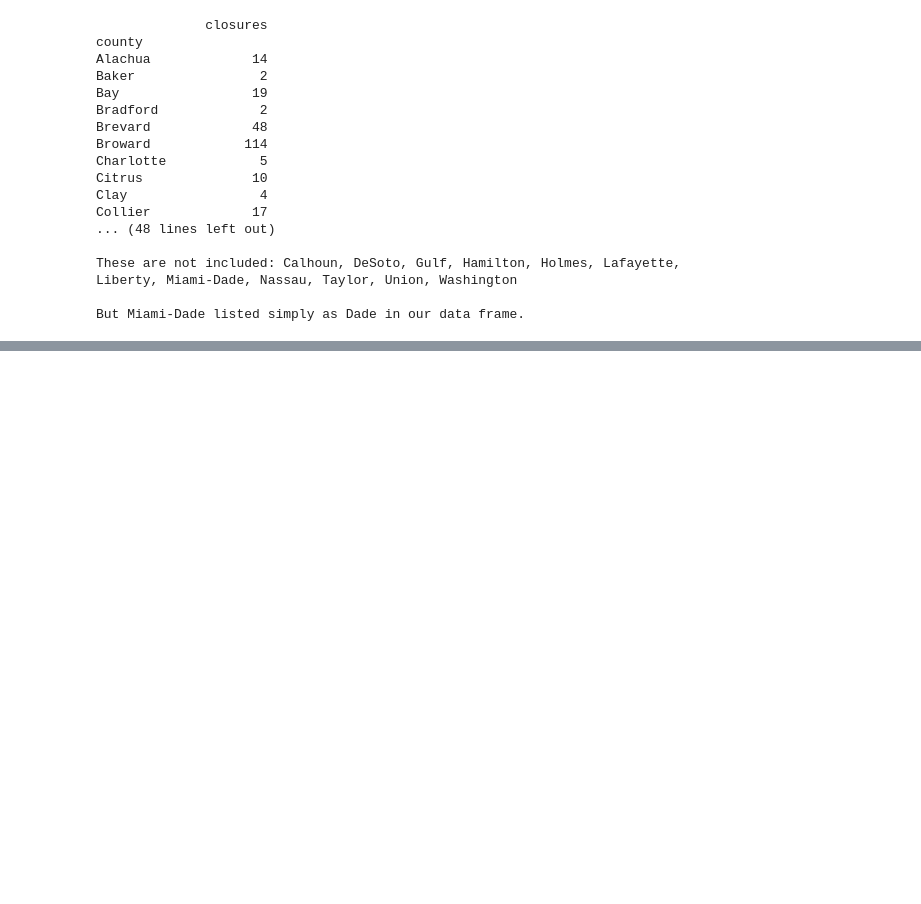
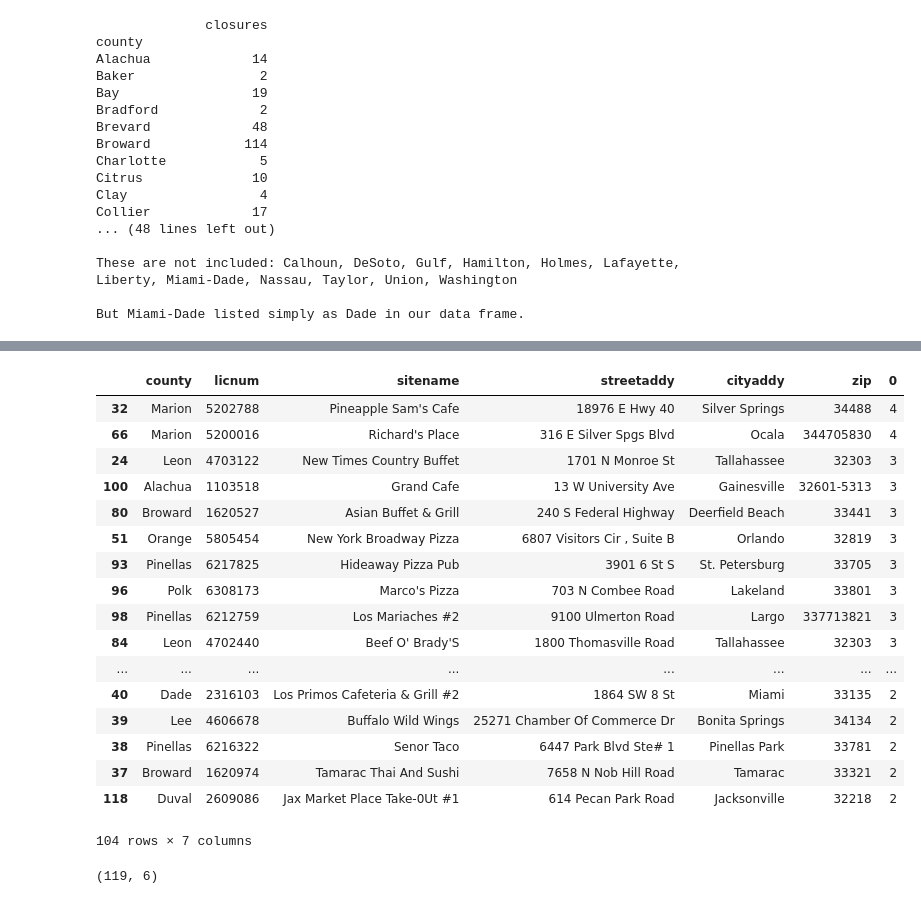
Before and after one commit to GainesvilleRay/flinsp, a Jupyter notebook: closures.ipynb, the cells around one changed output, grey strips where cells are left out. Saved outputs shown, nothing was run; the diff lists cells and outputs as text; code cells hidden in the pictures; blank space fills up the shorter version.

Commit message:
more work on closures

```diff
--- a/closures.ipynb
+++ b/closures.ipynb
@@ -337,13 +361,36 @@ df_restaurants.head()
 # %%
+# UNSURE IF THIS IS THE RIGHT WAY TO DO THIS ...
+
 #Count repeated closures per restaurant, listed by license number
 dupes = df_restaurants.pivot_table(index=['licnum'],aggfunc='size')
 dupes = dupes.reset_index()
 
 # Drop repeated rows so we can match with the dupes
 df_repeats = df_restaurants[df_restaurants.duplicated()]
 
 # Merge dataframes to get df with count of repeats
 dupes_count = pd.merge(df_repeats, dupes, on='licnum')
 dupes_count = dupes_count.sort_values(by=[0], ascending=False)
-dupes_count = dupes_count[dupes_count.duplicated()]
-dupes_count
+dupes_count = dupes_count.drop_duplicates()
+isdupe = dupes_count[0]>1 # those with >1 closure
+dupes = dupes_count[isdupe] # filter for those >1 closure
+dupes
+# %% [output]
+|  | county | licnum | sitename | streetaddy | cityaddy | zip | 0 |
+| 32 | Marion | 5202788 | Pineapple Sam's Cafe | 18976 E Hwy 40 | Silver Springs | 34488 | 4 |
+| 66 | Marion | 5200016 | Richard's Place | 316 E Silver Spgs Blvd | Ocala | 344705830 | 4 |
+| 24 | Leon | 4703122 | New Times Country Buffet | 1701 N Monroe St | Tallahassee | 32303 | 3 |
+| 100 | Alachua | 1103518 | Grand Cafe | 13 W University Ave | Gainesville | 32601-5313 | 3 |
+| 80 | Broward | 1620527 | Asian Buffet & Grill | 240 S Federal Highway | Deerfield Beach | 33441 | 3 |
+| 51 | Orange | 5805454 | New York Broadway Pizza | 6807 Visitors Cir , Suite B | Orlando | 32819 | 3 |
+| 93 | Pinellas | 6217825 | Hideaway Pizza Pub | 3901 6 St S | St. Petersburg | 33705 | 3 |
+| 96 | Polk | 6308173 | Marco's Pizza | 703 N Combee Road | Lakeland | 33801 | 3 |
+| 98 | Pinellas | 6212759 | Los Mariaches #2 | 9100 Ulmerton Road | Largo | 337713821 | 3 |
+| 84 | Leon | 4702440 | Beef O' Brady'S | 1800 Thomasville Road | Tallahassee | 32303 | 3 |
+| ... | ... | ... | ... | ... | ... | ... | ... |
+| 40 | Dade | 2316103 | Los Primos Cafeteria & Grill #2 | 1864 SW 8 St | Miami | 33135 | 2 |
+| 39 | Lee | 4606678 | Buffalo Wild Wings | 25271 Chamber Of Commerce Dr | Bonita Springs | 34134 | 2 |
+| 38 | Pinellas | 6216322 | Senor Taco | 6447 Park Blvd Ste# 1 | Pinellas Park | 33781 | 2 |
+| 37 | Broward | 1620974 | Tamarac Thai And Sushi | 7658 N Nob Hill Road | Tamarac | 33321 | 2 |
+| 118 | Duval | 2609086 | Jax Market Place Take-0Ut #1 | 614 Pecan Park Road | Jacksonville | 32218 | 2 |
+104 rows × 7 columns
@@ -352,3 +403,7 @@ df_restaurants.head()
+# %%
+df_repeats.shape
+# %% [output]
+(119, 6)
 # %%
 # NO NEED TO RUN EACH TIME
 
```
Also changed, not shown: parts of 13 cells of this notebook, 4 other files.
